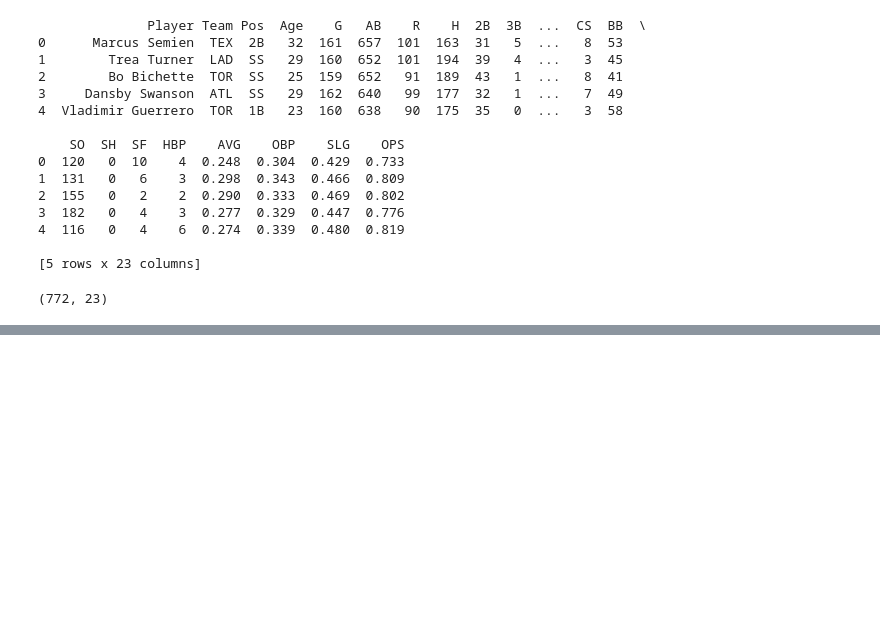
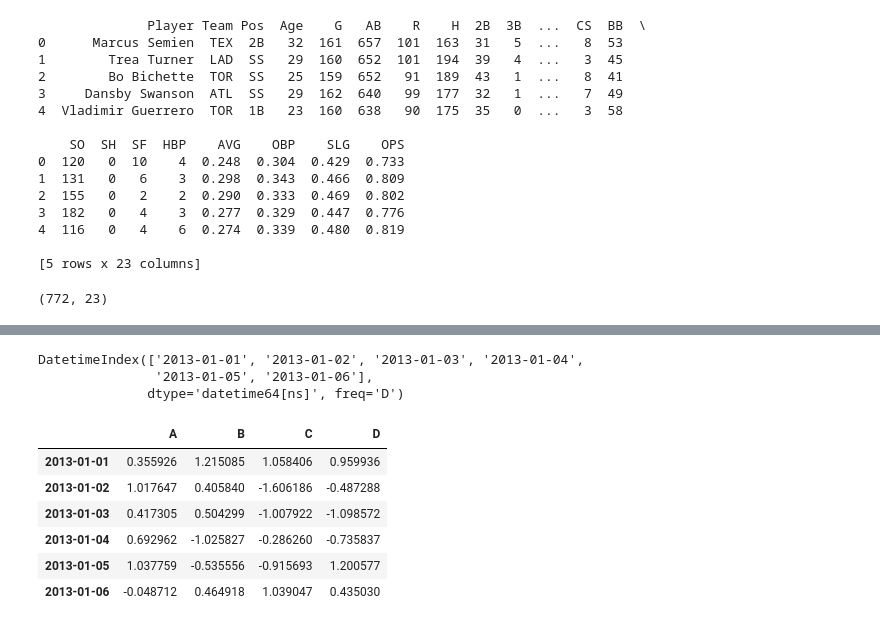
Before and after one commit to sukminc/pandas, a Jupyter notebook: jupyter.mlb.ipynb, the cells around one changed output, grey strips where cells are left out. Cells and saved outputs as stored; diff of their text form; code cells hidden in the pictures; blank space fills up the shorter version.

```diff
--- a/jupyter.mlb.ipynb
+++ b/jupyter.mlb.ipynb
@@ -38,0 +52,20 @@ df.describe()
+# %%
+dates = pd.date_range("20130101", periods=6)
+# %%
+dates
+# %% [output]
+DatetimeIndex(['2013-01-01', '2013-01-02', '2013-01-03', '2013-01-04',
+               '2013-01-05', '2013-01-06'],
+              dtype='datetime64[ns]', freq='D')
+# %%
+df = pd.DataFrame(np.random.randn(6, 4), index=dates, columns=list("ABCD"))
+# %%
+df
+# %% [output]
+|  | A | B | C | D |
+| 2013-01-01 | 0.355926 | 1.215085 | 1.058406 | 0.959936 |
+| 2013-01-02 | 1.017647 | 0.405840 | -1.606186 | -0.487288 |
+| 2013-01-03 | 0.417305 | 0.504299 | -1.007922 | -1.098572 |
+| 2013-01-04 | 0.692962 | -1.025827 | -0.286260 | -0.735837 |
+| 2013-01-05 | 1.037759 | -0.535556 | -0.915693 | 1.200577 |
+| 2013-01-06 | -0.048712 | 0.464918 | 1.039047 | 0.435030 |
```
Also changed, not shown: parts of 14 cells of this notebook.
